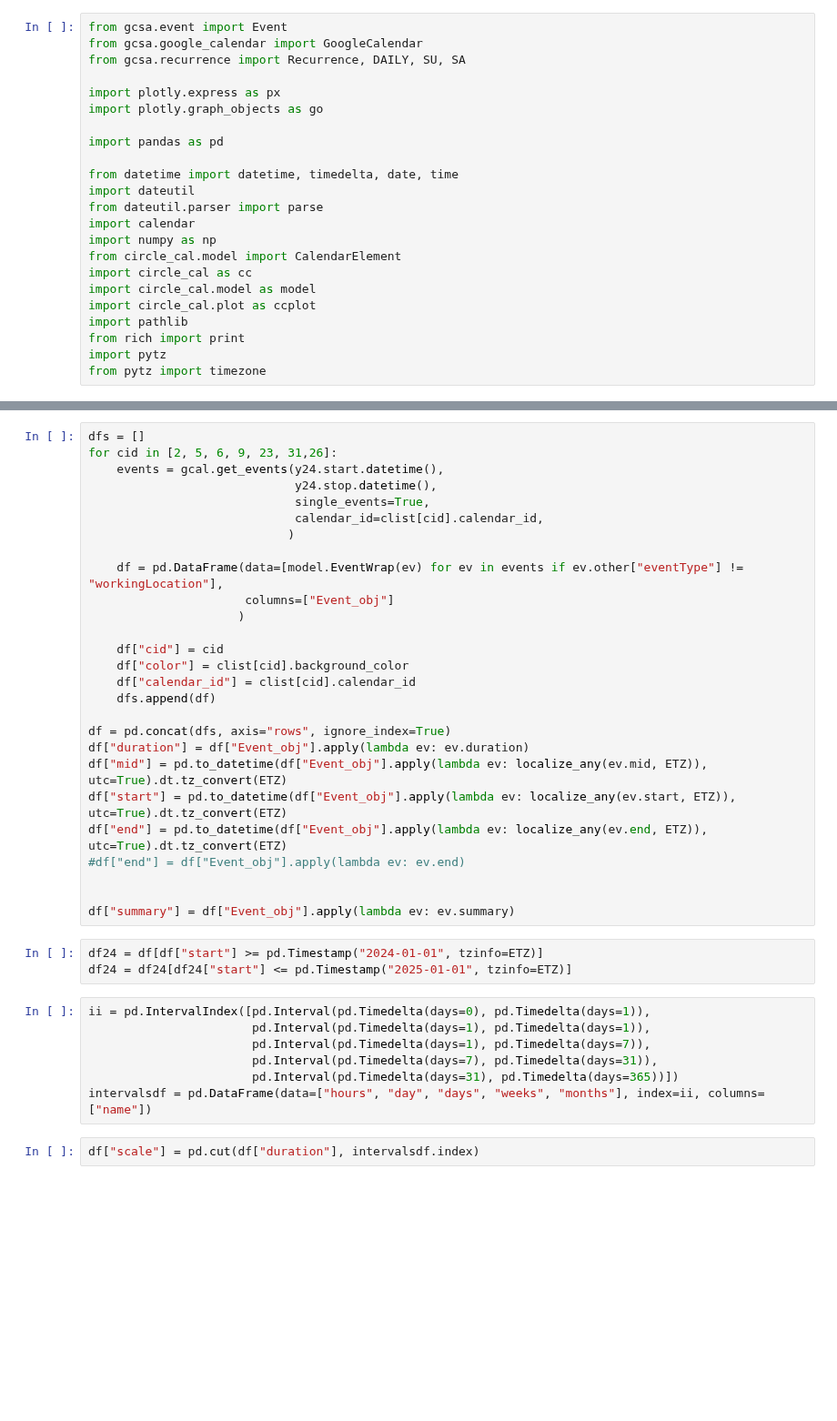
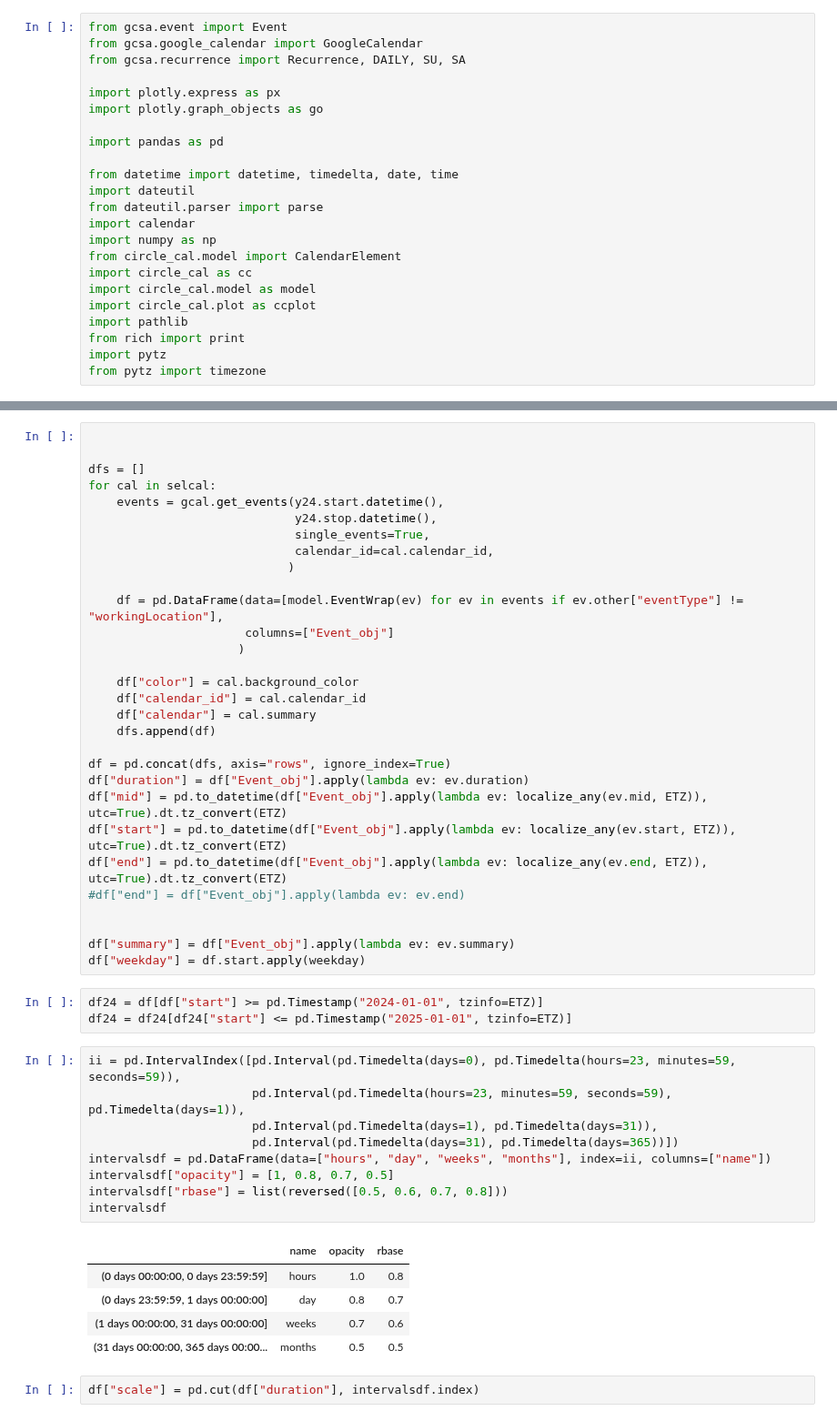
Before and after one commit to KeithDavis067/taskbraid, a Jupyter notebook: python/circlecal/SB.ipynb, the cells around one changed output, grey strips where cells are left out. Shown at 91% size. Saved outputs shown, nothing was run; the diff lists cells and outputs as text; blank space fills up the shorter version.

```diff
--- a/python/circlecal/SB.ipynb
+++ b/python/circlecal/SB.ipynb
@@ -69,19 +116,21 @@ clist = list(gcal.get_calendar_list())
 # %%
+
+
 dfs = []
-for cid in [2, 5, 6, 9, 23, 31,26]:
+for cal in selcal:
     events = gcal.get_events(y24.start.datetime(),
                              y24.stop.datetime(),
                              single_events=True,
-                             calendar_id=clist[cid].calendar_id,
+                             calendar_id=cal.calendar_id,
                             )
 
     df = pd.DataFrame(data=[model.EventWrap(ev) for ev in events if ev.other["eventType"] != "workingLocation"],
                       columns=["Event_obj"]
                      )
 
-    df["cid"] = cid
-    df["color"] = clist[cid].background_color
-    df["calendar_id"] = clist[cid].calendar_id
+    df["color"] = cal.background_color
+    df["calendar_id"] = cal.calendar_id
+    df["calendar"] = cal.summary
     dfs.append(df)
 
 df = pd.concat(dfs, axis="rows", ignore_index=True)
@@ -93,15 +142,24 @@ df["end"] = pd.to_datetime(df["Event_obj"].apply(lambda ev: localize_any(ev.end,
 
 
 df["summary"] = df["Event_obj"].apply(lambda ev: ev.summary)
+df["weekday"] = df.start.apply(weekday)
 # %%
 df24 = df[df["start"] >= pd.Timestamp("2024-01-01", tzinfo=ETZ)]
 df24 = df24[df24["start"] <= pd.Timestamp("2025-01-01", tzinfo=ETZ)]
 # %%
-ii = pd.IntervalIndex([pd.Interval(pd.Timedelta(days=0), pd.Timedelta(days=1)),
-                       pd.Interval(pd.Timedelta(days=1), pd.Timedelta(days=1)),
-                       pd.Interval(pd.Timedelta(days=1), pd.Timedelta(days=7)),
-                       pd.Interval(pd.Timedelta(days=7), pd.Timedelta(days=31)),
+ii = pd.IntervalIndex([pd.Interval(pd.Timedelta(days=0), pd.Timedelta(hours=23, minutes=59, seconds=59)),
+                       pd.Interval(pd.Timedelta(hours=23, minutes=59, seconds=59), pd.Timedelta(days=1)),
+                       pd.Interval(pd.Timedelta(days=1), pd.Timedelta(days=31)),
                        pd.Interval(pd.Timedelta(days=31), pd.Timedelta(days=365))])
-intervalsdf = pd.DataFrame(data=["hours", "day", "days", "weeks", "months"], index=ii, columns=["name"])
+intervalsdf = pd.DataFrame(data=["hours", "day", "weeks", "months"], index=ii, columns=["name"])
+intervalsdf["opacity"] = [1, 0.8, 0.7, 0.5]
+intervalsdf["rbase"] = list(reversed([0.5, 0.6, 0.7, 0.8]))
+intervalsdf
+# %% [output]
+|  | name | opacity | rbase |
+| (0 days 00:00:00, 0 days 23:59:59] | hours | 1.0 | 0.8 |
+| (0 days 23:59:59, 1 days 00:00:00] | day | 0.8 | 0.7 |
+| (1 days 00:00:00, 31 days 00:00:00] | weeks | 0.7 | 0.6 |
+| (31 days 00:00:00, 365 days 00:00... | months | 0.5 | 0.5 |
 # %%
 df["scale"] = pd.cut(df["duration"], intervalsdf.index)
```
Also changed, not shown: parts of 35 cells of this notebook, 1 other file.
